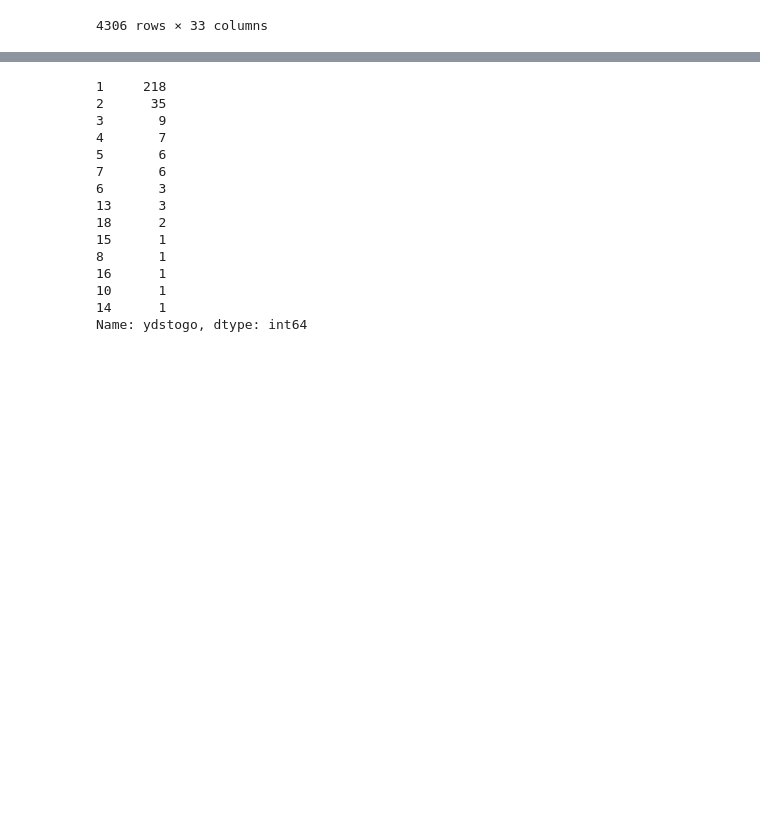
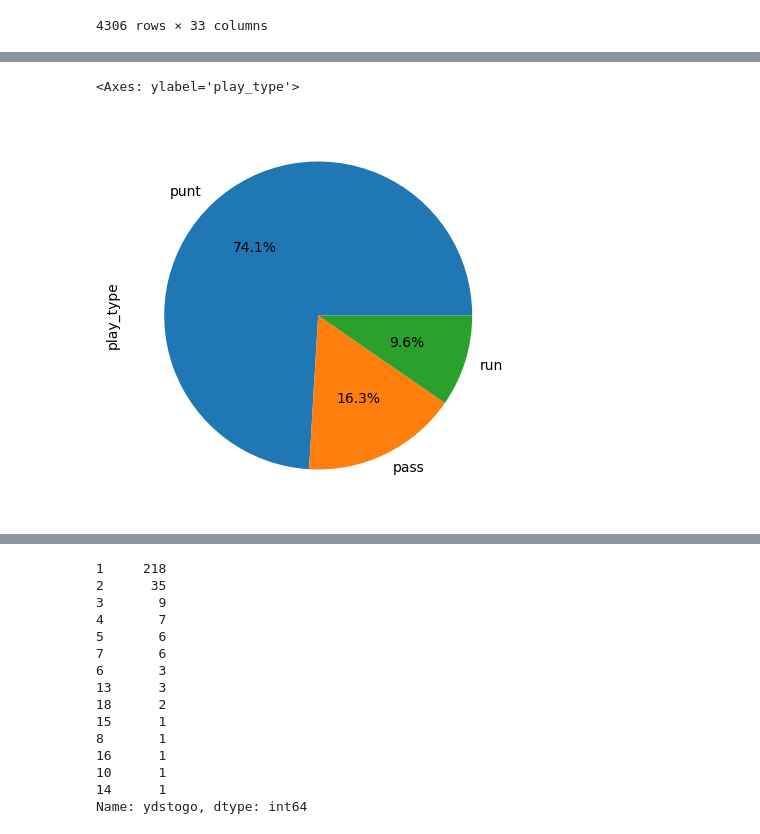
Before and after one commit to aguerrero15/NFL-Fourth-Down, a Jupyter notebook: report.ipynb, the cells around one changed output, grey strips where cells are left out. Saved outputs shown, nothing was run; the diff lists cells and outputs as text; code cells hidden in the pictures; blank space fills up the shorter version.

```diff
--- a/report.ipynb
+++ b/report.ipynb
@@ -141,3 +141,9 @@ fourth_down_all['play_type'].value_counts().plot.pie(y='play_type', figsize=(5,5
+# %%
+fourth_down_PRP_all = fourth_down_all.loc[(fourth_down_all['play_type'] == 'pass') | (fourth_down_all['play_type'] == 'run') | (fourth_down_all['play_type'] == 'punt')]
+fourth_down_PRP_all['play_type'].value_counts().plot.pie(y='play_type', figsize=(5,5), autopct='%1.1f%%')
+# %% [output]
+<Axes: ylabel='play_type'>
+[figure, added]
 # %%
 fourth_down_run_all = fourth_down_all.loc[fourth_down_all['play_type'] == 'run']
 fourth_down_run_all
```
Also changed, not shown: parts of 1 cell of this notebook.
